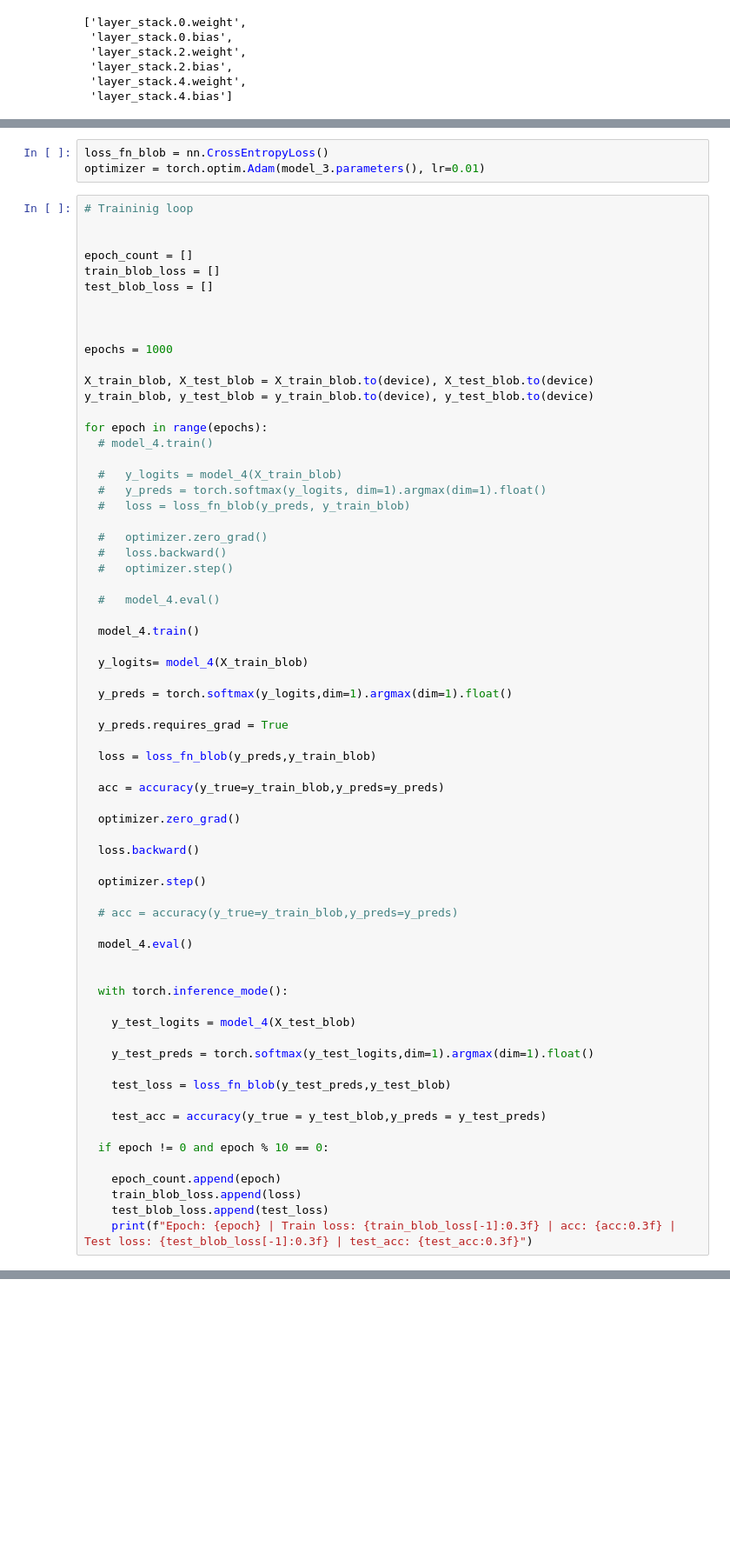
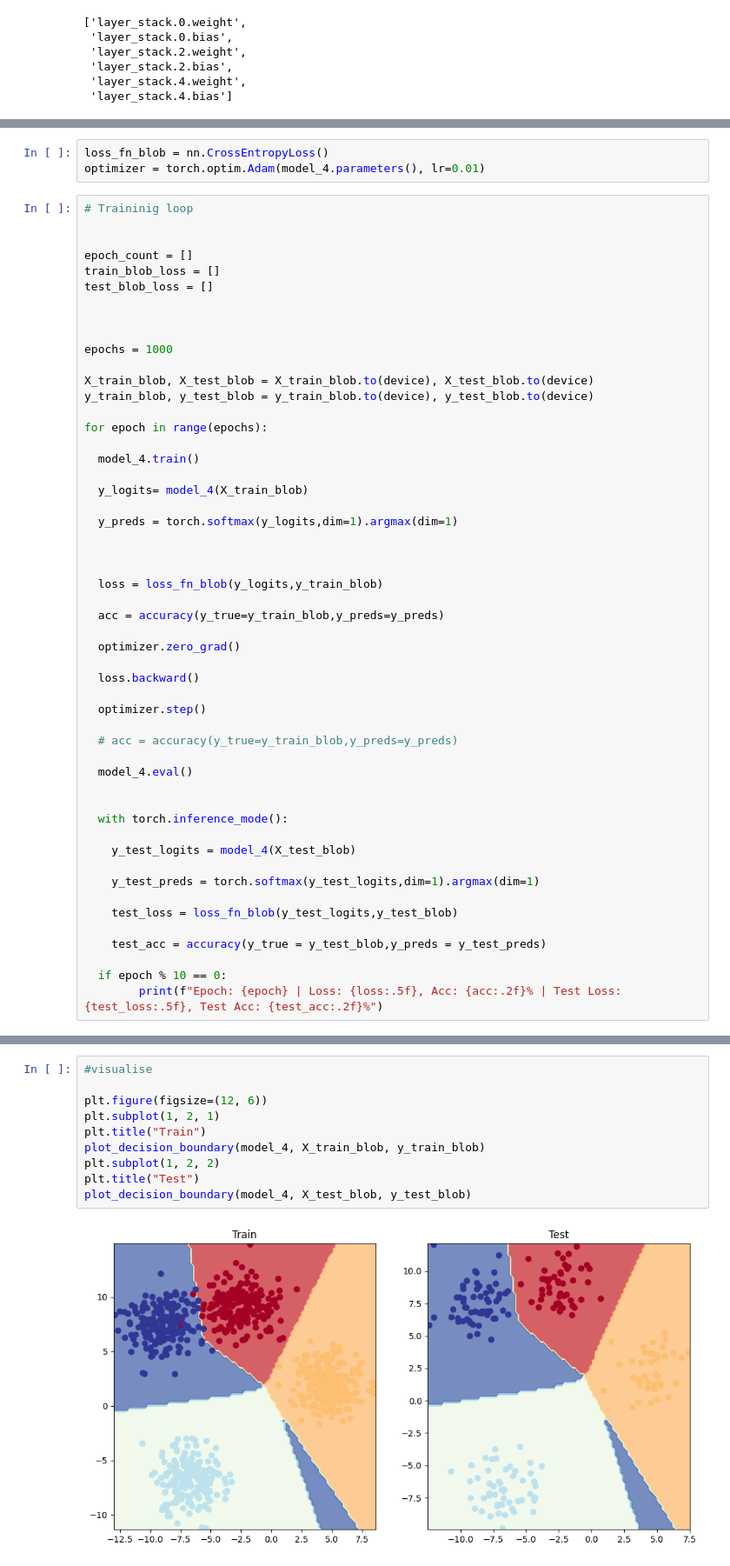
Before and after one commit to saurabhaloneai/Pytorch-complete, a Jupyter notebook: pytorch_day_2ipynb.ipynb, the cells around one changed output, grey strips where cells are left out. Shown: that part at 87% size. Drawn from its saved outputs; the diff is of its cells as text; blank space fills up the shorter version.

```diff
--- a/pytorch_day_2ipynb.ipynb
+++ b/pytorch_day_2ipynb.ipynb
@@ -832,6 +648,6 @@ tensor([1, 1, 1, 0, 2, 1, 2, 1, 2, 2, 1, 2, 2, 1, 2, 1, 1, 1, 2, 2, 1, 1, 2, 1,
 # %%
 loss_fn_blob = nn.CrossEntropyLoss()
-optimizer = torch.optim.Adam(model_3.parameters(), lr=0.01)
+optimizer = torch.optim.Adam(model_4.parameters(), lr=0.01)
 # %%
 # Traininig loop
 
@@ -848,27 +664,16 @@ X_train_blob, X_test_blob = X_train_blob.to(device), X_test_blob.to(device)
 y_train_blob, y_test_blob = y_train_blob.to(device), y_test_blob.to(device)
 
 for epoch in range(epochs):
-  # model_4.train()
-
-  #   y_logits = model_4(X_train_blob)
-  #   y_preds = torch.softmax(y_logits, dim=1).argmax(dim=1).float()
-  #   loss = loss_fn_blob(y_preds, y_train_blob)
-
-  #   optimizer.zero_grad()
-  #   loss.backward()
-  #   optimizer.step()
-
-  #   model_4.eval()
 
   model_4.train()
 
   y_logits= model_4(X_train_blob)
 
-  y_preds = torch.softmax(y_logits,dim=1).argmax(dim=1).float()
+  y_preds = torch.softmax(y_logits,dim=1).argmax(dim=1)
 
-  y_preds.requires_grad = True
 
-  loss = loss_fn_blob(y_preds,y_train_blob)
+
+  loss = loss_fn_blob(y_logits,y_train_blob)
 
   acc = accuracy(y_true=y_train_blob,y_preds=y_preds)
 
@@ -887,16 +692,12 @@ for epoch in range(epochs):
 
     y_test_logits = model_4(X_test_blob)
 
-    y_test_preds = torch.softmax(y_test_logits,dim=1).argmax(dim=1).float()
+    y_test_preds = torch.softmax(y_test_logits,dim=1).argmax(dim=1)
 
-    test_loss = loss_fn_blob(y_test_preds,y_test_blob)
+    test_loss = loss_fn_blob(y_test_logits,y_test_blob)
 
     test_acc = accuracy(y_true = y_test_blob,y_preds = y_test_preds)
 
-  if epoch != 0 and epoch % 10 == 0:
-
-    epoch_count.append(epoch)
-    train_blob_loss.append(loss)
-    test_blob_loss.append(test_loss)
-    print(f"Epoch: {epoch} | Train loss: {train_blob_loss[-1]:0.3f} | acc: {acc:0.3f} | Test loss: {test_blob_loss[-1]:0.3f} | test_acc: {test_acc:0.3f}")
+  if epoch % 10 == 0:
+        print(f"Epoch: {epoch} | Loss: {loss:.5f}, Acc: {acc:.2f}% | Test Loss: {test_loss:.5f}, Test Acc: {test_acc:.2f}%")
 # %% [output]
@@ -919,0 +721,12 @@ Epoch: 990 | Train loss: 7899.881 | acc: 30.000 | Test loss: 1678.093 | test_acc
+# %%
+#visualise
+
+plt.figure(figsize=(12, 6))
+plt.subplot(1, 2, 1)
+plt.title("Train")
+plot_decision_boundary(model_4, X_train_blob, y_train_blob)
+plt.subplot(1, 2, 2)
+plt.title("Test")
+plot_decision_boundary(model_4, X_test_blob, y_test_blob)
+# %% [output]
+[figure, added]
```
Also changed, not shown: parts of 13 cells of this notebook.
